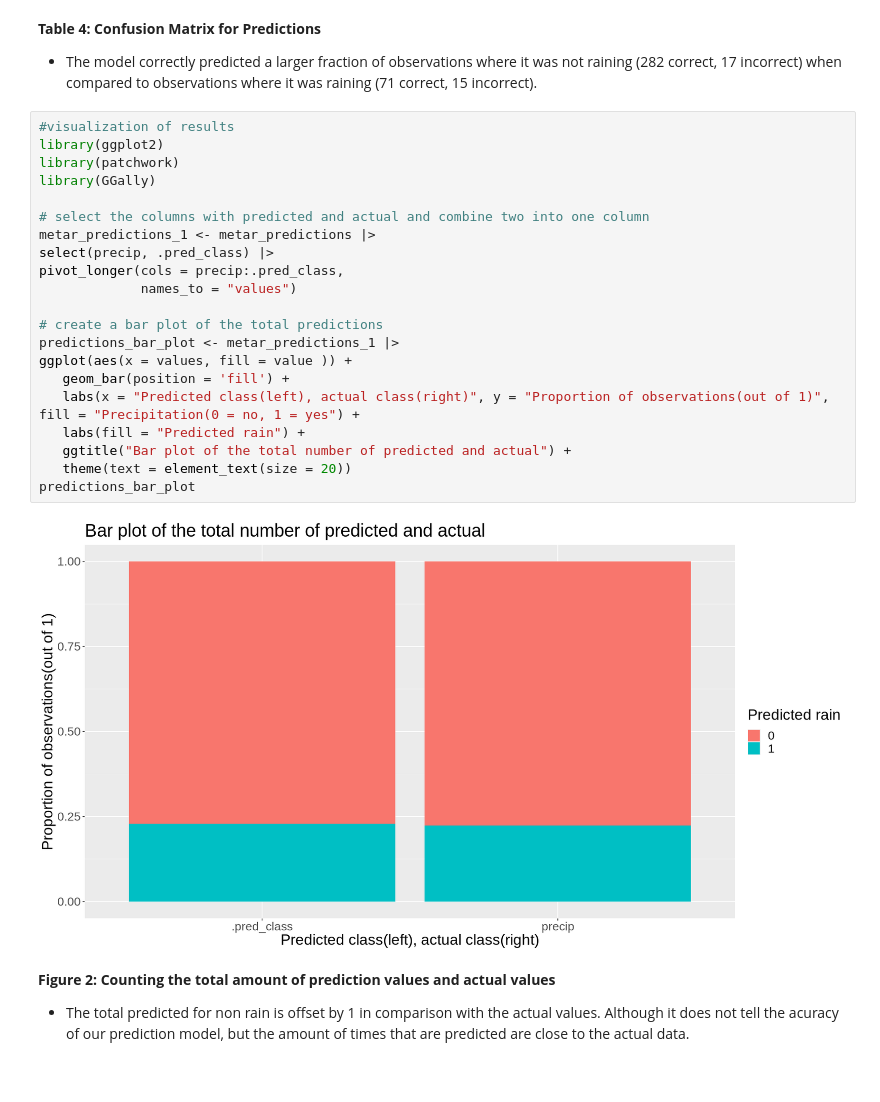
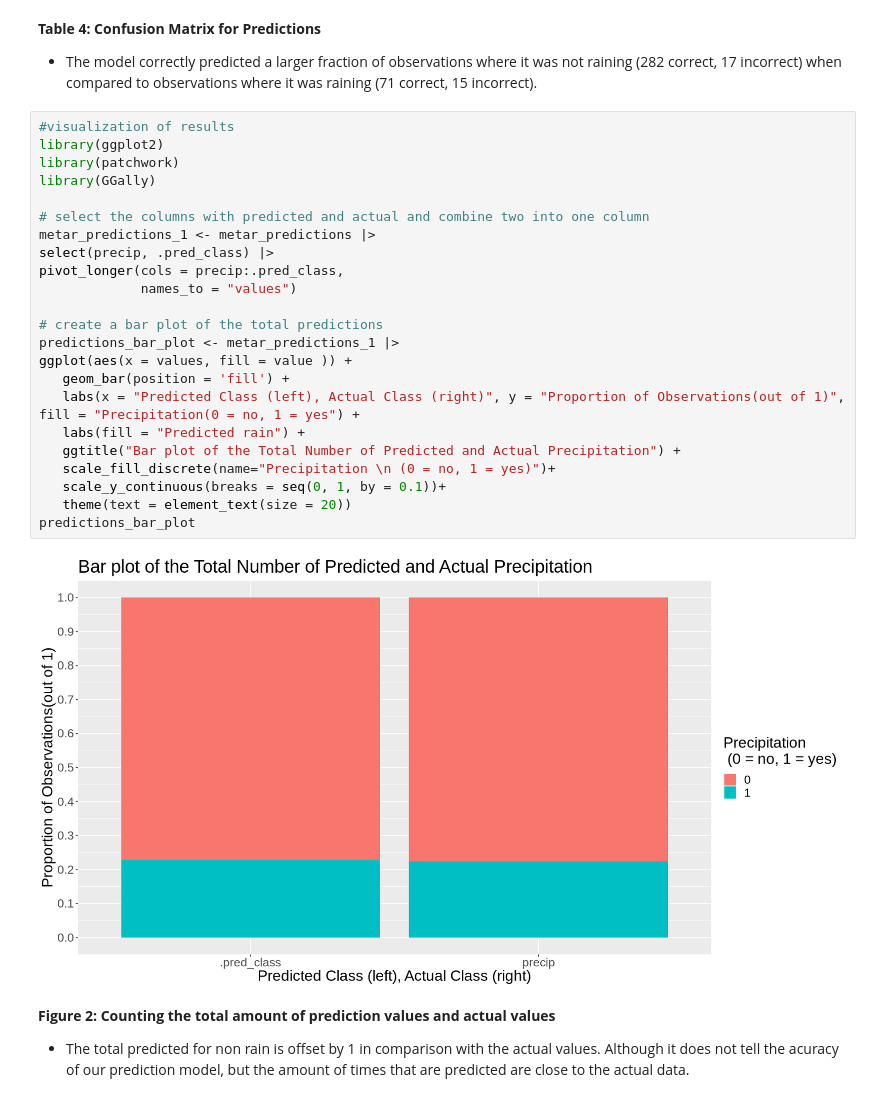
Before and after one commit to joobjoobsi/DSCI-group-44-project, a Jupyter notebook: GroupProject.ipynb, the cells around one changed output. Cells and saved outputs as stored; diff of their text form.

Commit message:
Discussion draft completed (for the most part)
also visualization y axis

```diff
--- a/GroupProject.ipynb
+++ b/GroupProject.ipynb
@@ -358,26 +358,28 @@ Prediction   0   1
 # %%
 #visualization of results
 library(ggplot2)
 library(patchwork)
 library(GGally)
 
 # select the columns with predicted and actual and combine two into one column
 metar_predictions_1 <- metar_predictions |>
 select(precip, .pred_class) |>
 pivot_longer(cols = precip:.pred_class,
              names_to = "values")
 
 # create a bar plot of the total predictions
 predictions_bar_plot <- metar_predictions_1 |>
 ggplot(aes(x = values, fill = value )) +
    geom_bar(position = 'fill') +
-   labs(x = "Predicted class(left), actual class(right)", y = "Proportion of observations(out of 1)", fill = "Precipitation(0 = no, 1 = yes") +
+   labs(x = "Predicted Class (left), Actual Class (right)", y = "Proportion of Observations(out of 1)", fill = "Precipitation(0 = no, 1 = yes") +
    labs(fill = "Predicted rain") +
-   ggtitle("Bar plot of the total number of predicted and actual") +
+   ggtitle("Bar plot of the Total Number of Predicted and Actual Precipitation") +
+   scale_fill_discrete(name="Precipitation \n (0 = no, 1 = yes)")+
+   scale_y_continuous(breaks = seq(0, 1, by = 0.1))+
    theme(text = element_text(size = 20))
 predictions_bar_plot
 # %% [output]
-[figure, old version]
+[figure, new version]
 # %% [markdown]
 **Figure 2: Counting the total amount of prediction values and actual values**
 - The total predicted for non rain is offset by 1 in comparison with the actual values. Although it does not tell the acuracy of our prediction model, but the amount of times that are predicted are close to the actual data.
```
Also changed, not shown: parts of 1 cell of this notebook.
